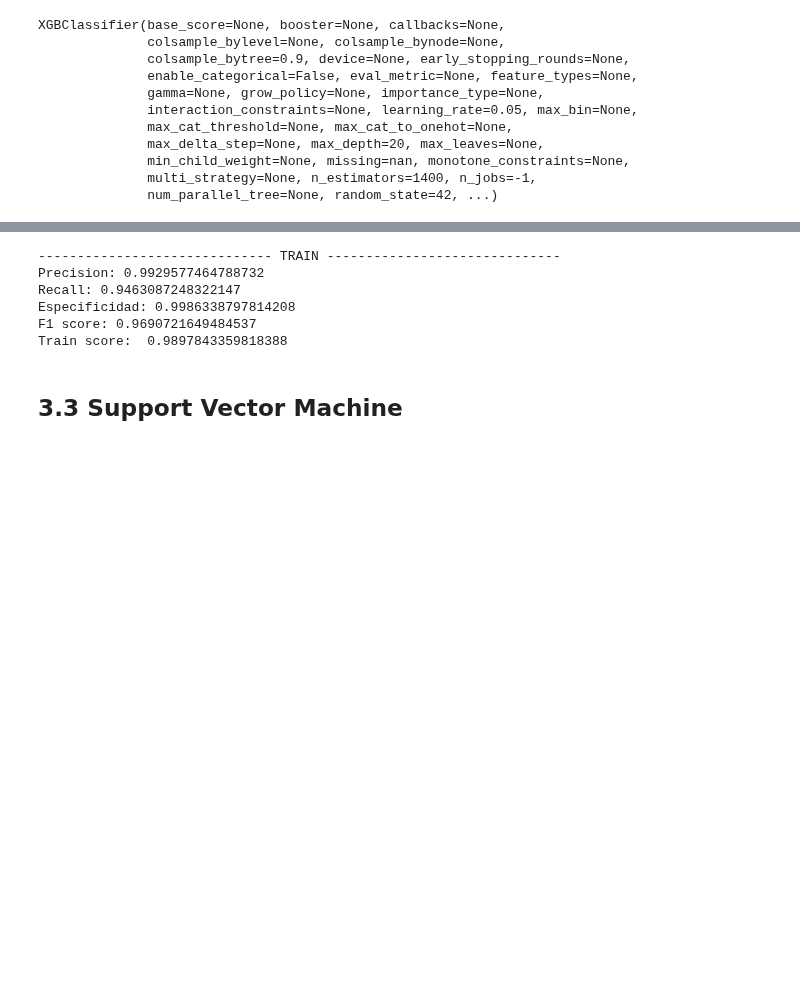
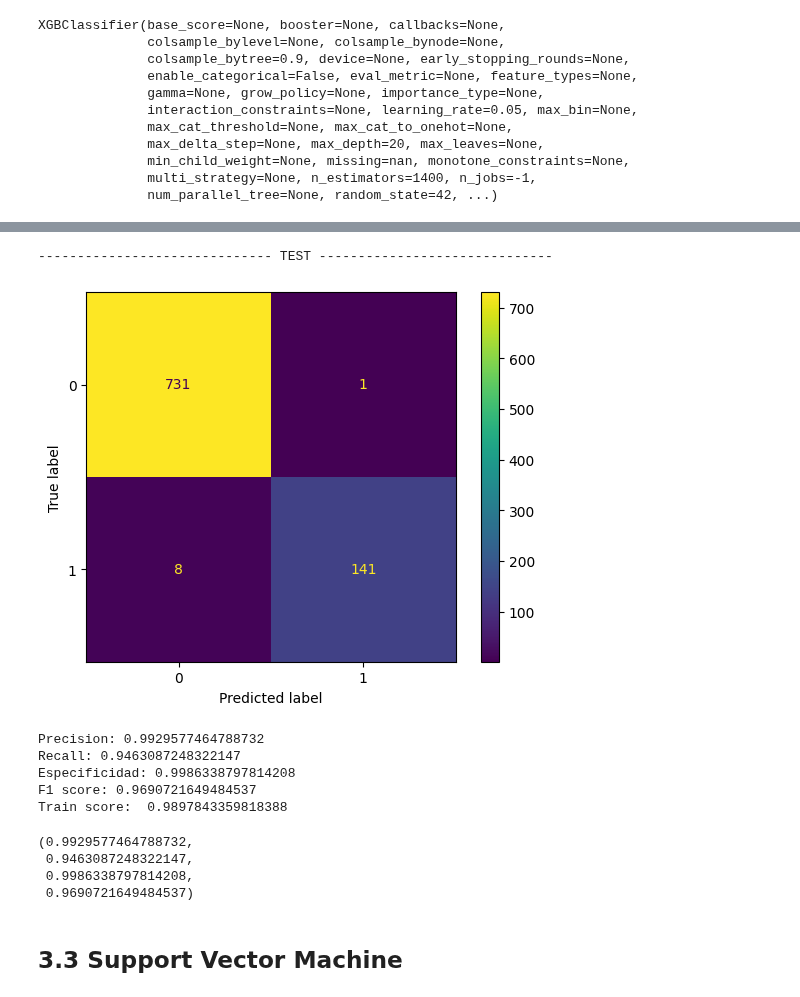
Before and after one commit to AlexanderBedoyaC/pediccion_abandono_empleo, a Jupyter notebook: 9. Modelos - Manual.ipynb, the cells around one changed output, grey strips where cells are left out. Saved outputs shown, nothing was run; the diff lists cells and outputs as text; code cells hidden in the pictures; blank space fills up the shorter version.

```diff
--- a/9. Modelos - Manual.ipynb
+++ b/9. Modelos - Manual.ipynb
@@ -165,12 +177,17 @@ Train score:  1.0
 # %%
-utils.metricas(X_test,y_test,xgb)
+utils.metricas(xgb,X_test,y_test,"TEST")
 # %% [output]
------------------------------- TRAIN ------------------------------
-Precision: 0.9929577464788732
-Recall: 0.9463087248322147
-Especificidad: 0.9986338797814208
-F1 score: 0.9690721649484537
-Train score:  0.9897843359818388
+------------------------------ TEST ------------------------------
+[figure, added]
+Precision: 0.9929577464788732
+Recall: 0.9463087248322147
+Especificidad: 0.9986338797814208
+F1 score: 0.9690721649484537
+Train score:  0.9897843359818388
+(0.9929577464788732,
+ 0.9463087248322147,
+ 0.9986338797814208,
+ 0.9690721649484537)
 # %% [markdown]
 ## 3.3 Support Vector Machine
 # %%
```
Also changed, not shown: parts of 5 cells of this notebook.
